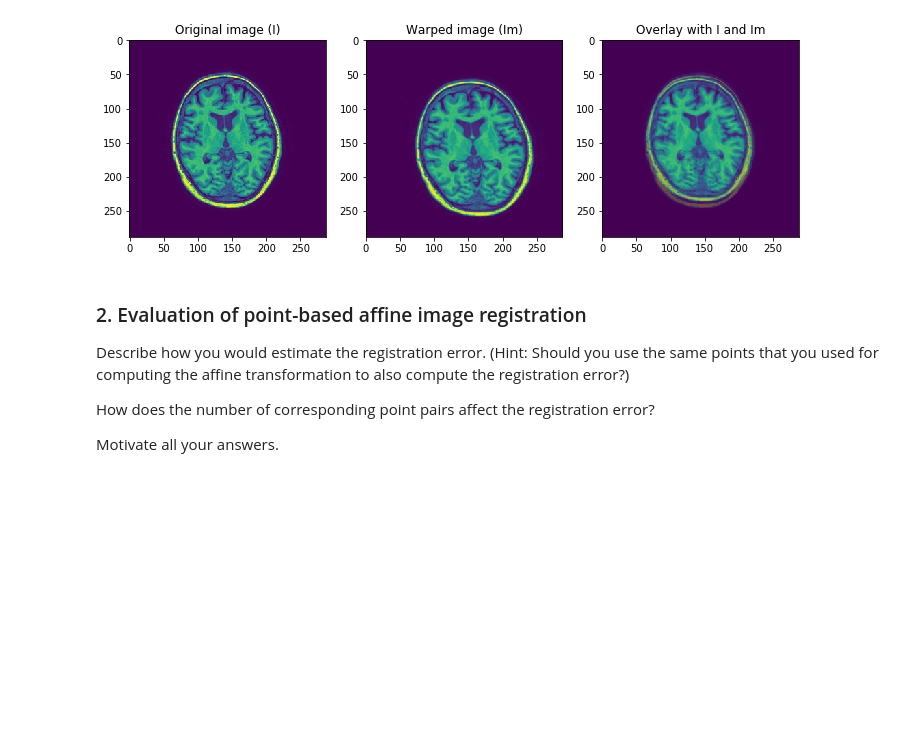
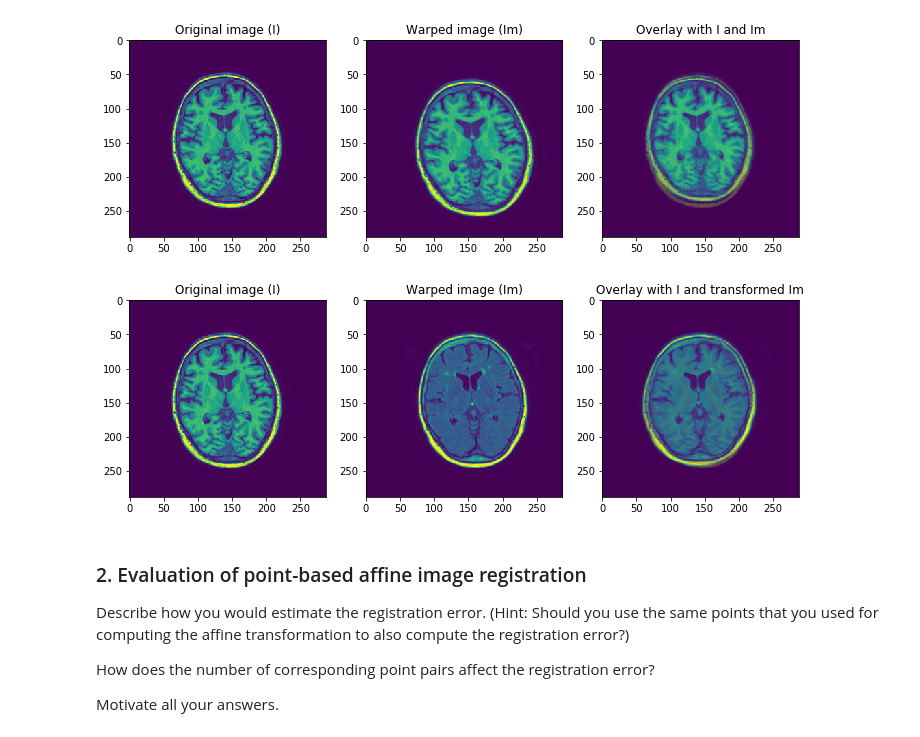
Before and after one commit to shaverschuren/8dc00-mia, a Jupyter notebook: notebooks/registration_project.ipynb, the cells around one changed output. Saved outputs shown, nothing was run; the diff lists cells and outputs as text; code cells hidden in the pictures; blank space fills up the shorter version.

```diff
--- a/notebooks/registration_project.ipynb
+++ b/notebooks/registration_project.ipynb
@@ -105,6 +107,23 @@ Im_path = '../data/image_data/3_2_t1_d.tif'
 reg.pbr(I_path,Im_path)
 # %% [output]
 [figure]
+# %%
+#registration of paired T1 and T2 image slices:
+
+%matplotlib inline
+import sys
+sys.path.append("../code")
+import registration_util as util
+import registration as reg
+import matplotlib.pyplot as plt
+
+#Choose images to be registered
+I_path = '../data/image_data/3_2_t1.tif'
+Im_path = '../data/image_data/3_2_t2.tif'
+
+reg.pbr(I_path,Im_path)
+# %% [output]
+[figure, added]
 # %% [markdown]
 ### 2. Evaluation of point-based affine image registration
 
```
Also changed, not shown: parts of 2 cells of this notebook, 4 other files.
